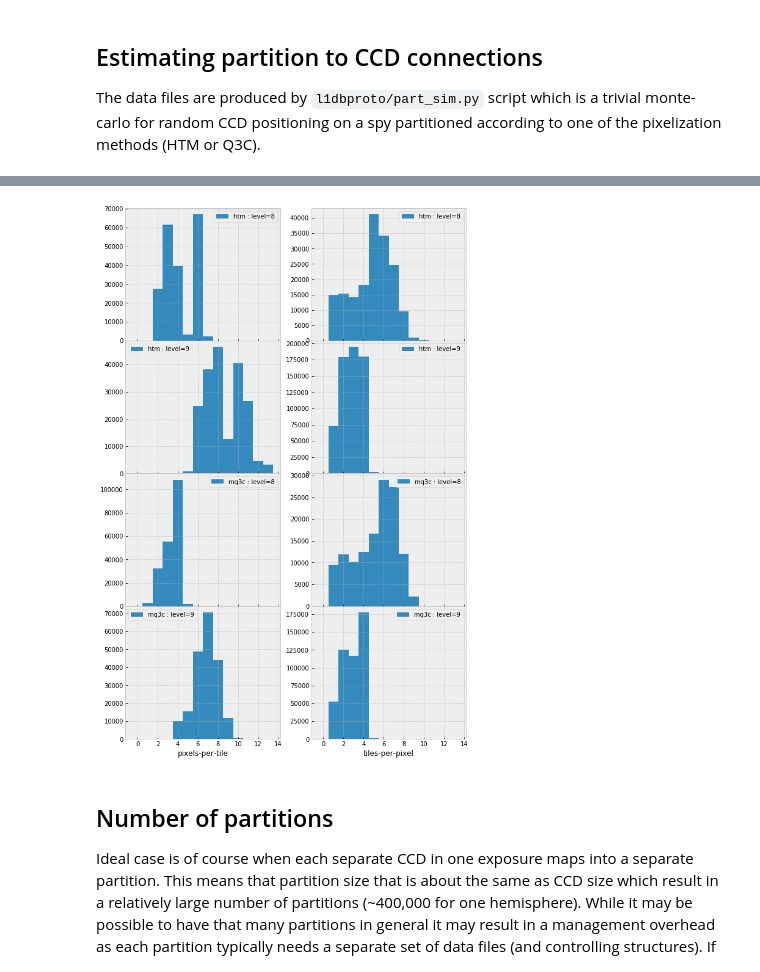
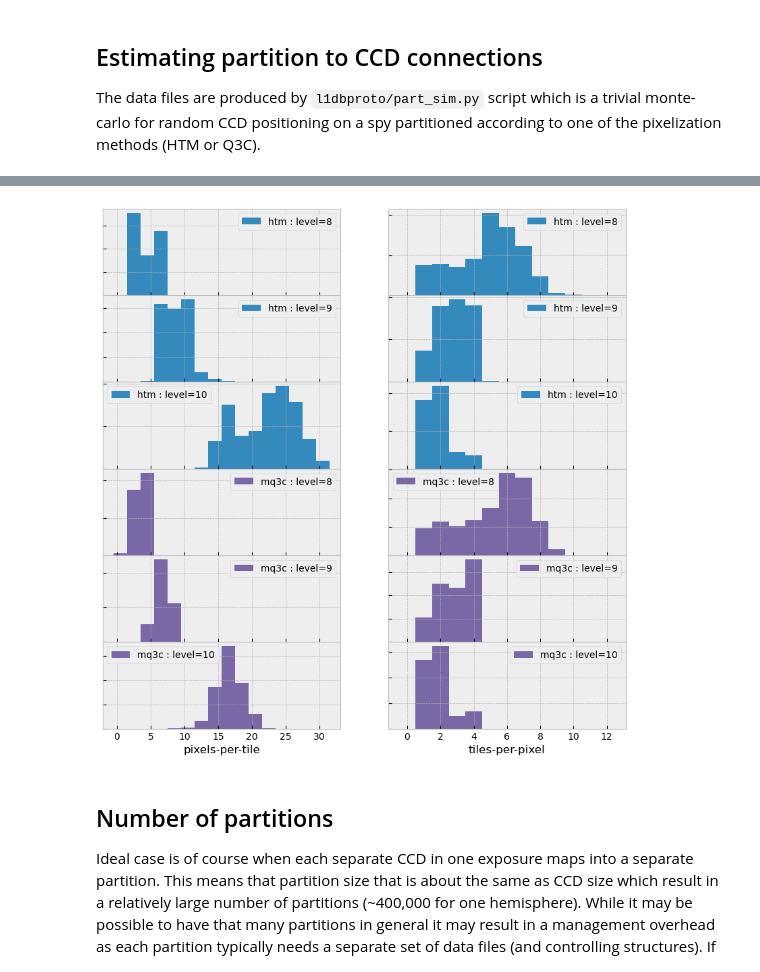
Before and after one commit to lsst-dm/l1dbproto-notebooks, a Jupyter notebook: DM-19536 Evaluate Apache Cassandra.ipynb, the cells around one changed output, grey strips where cells are left out. Drawn from its saved outputs; the diff is of its cells as text; code cells hidden in the pictures.

```diff
--- a/DM-19536 Evaluate Apache Cassandra.ipynb
+++ b/DM-19536 Evaluate Apache Cassandra.ipynb
@@ -95,8 +95,8 @@ for mode in ["htm", "q3c", "mq3c"]:
 stat = pd.DataFrame(data, columns=['mode', 'level', 'pix_per_tile', 'tile_per_pix'])
 # %%
 ax = None
-for mode in ["htm", "q3c", "mq3c"]:
-    mstat = stat[stat['mode']==mode].set_index('level')
-    for plot in ('pix_per_tile', 'tile_per_pix'):
-        ax = mstat.plot(y=plot, label=mode+' : '+plot, ax=ax, figsize=(10, 6))
+for plot, s in zip(('pix_per_tile', 'tile_per_pix'), ("-", ":")):
+    for mode, c in zip(["htm", "mq3c"], ["C0", "C2"]):
+        mstat = stat[stat['mode']==mode].set_index('level')
+        ax = mstat.plot(y=plot, label=mode+' : '+plot, ax=ax, figsize=(7, 5), style=f"x{c}{s}")
 # %% [output]
@@ -104,21 +104,22 @@ for mode in ["htm", "q3c", "mq3c"]:
 # %%
-fig, axes = plt.subplots(4, 2, figsize=(10, 16), sharex=True)
+fig, axes = plt.subplots(6, 2, figsize=(10, 10), sharex=False)
 fig.subplots_adjust(hspace=0)
 
 idx = 0
-bins = [x-0.5 for x in range(15)]
-for mode in ["htm", "mq3c"]:
-    for level in [8, 9]:
+bins = ([x-0.5 for x in range(0, 34, 2)], [x-0.5 for x in range(14)])
+for mode, c in zip(["htm", "mq3c"], ["C0", "C2"]):
+    for level in [8, 9, 10]:
         for ix, plot in enumerate(['pixels-per-tile', 'tiles-per-pixel']):
             fname = f"data/DM-19536/{plot}-{mode}-{level}.dat.gz"
             arr = np.loadtxt(fname, dtype=int)
             ax = axes[idx][ix]
-            ax.hist(arr, bins=bins, label=mode+" : level=" + str(level))
+            ax.hist(arr, bins=bins[ix], label=mode+" : level=" + str(level), color=f"{c}")
             ax.legend()
             ax.set_xlabel(plot)
+            ax.set_yticklabels([])
         idx += 1
 # %% [output]
-[figure, old version]
+[figure, new version]
 # %% [markdown]
 ## Number of partitions
 
```
Also changed, not shown: parts of 1 cell of this notebook, 2 other files.
